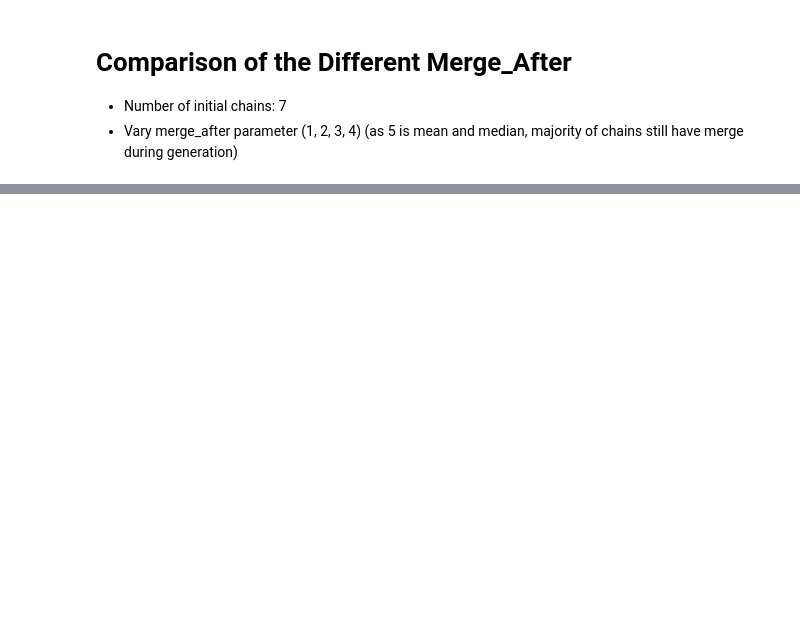
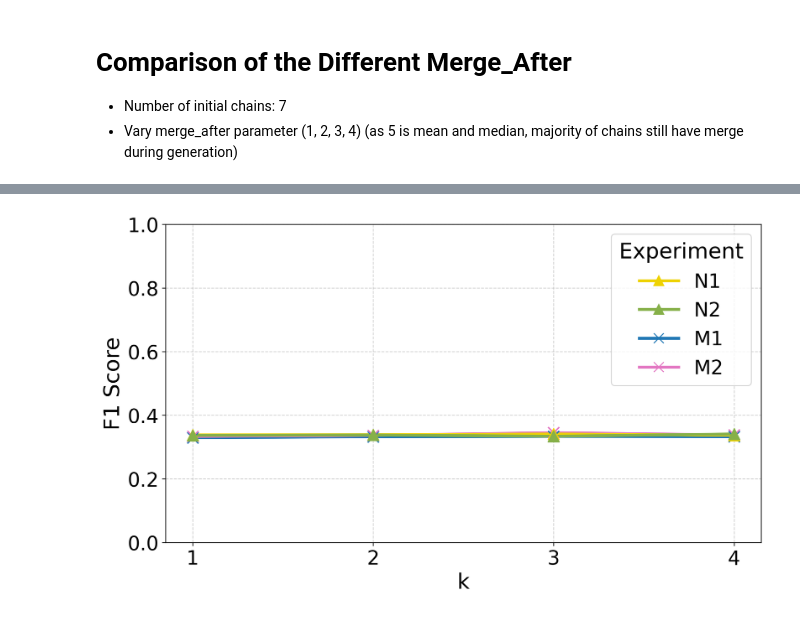
Before and after one commit to lenalibon/Bridging-the-Chains, a Jupyter notebook: analysis/comparison_k.ipynb, the cells around one changed output, grey strips where cells are left out. Cells and saved outputs as stored; diff of their text form; code cells hidden in the pictures; blank space fills up the shorter version.

```diff
--- a/analysis/comparison_k.ipynb
+++ b/analysis/comparison_k.ipynb
@@ -105,0 +119,4 @@ ERROR: ../experiments_results\n2_3\n2_3_em_results.jsonl not found. Defaulting t
+# %%
+plot_k_curve(metric_file_name="_f1_results.jsonl", ylabel="F1 Score", title="", metric_name="f1")
+# %% [output]
+[figure, added]
```
Also changed, not shown: parts of 14 cells of this notebook, 3 other files.
